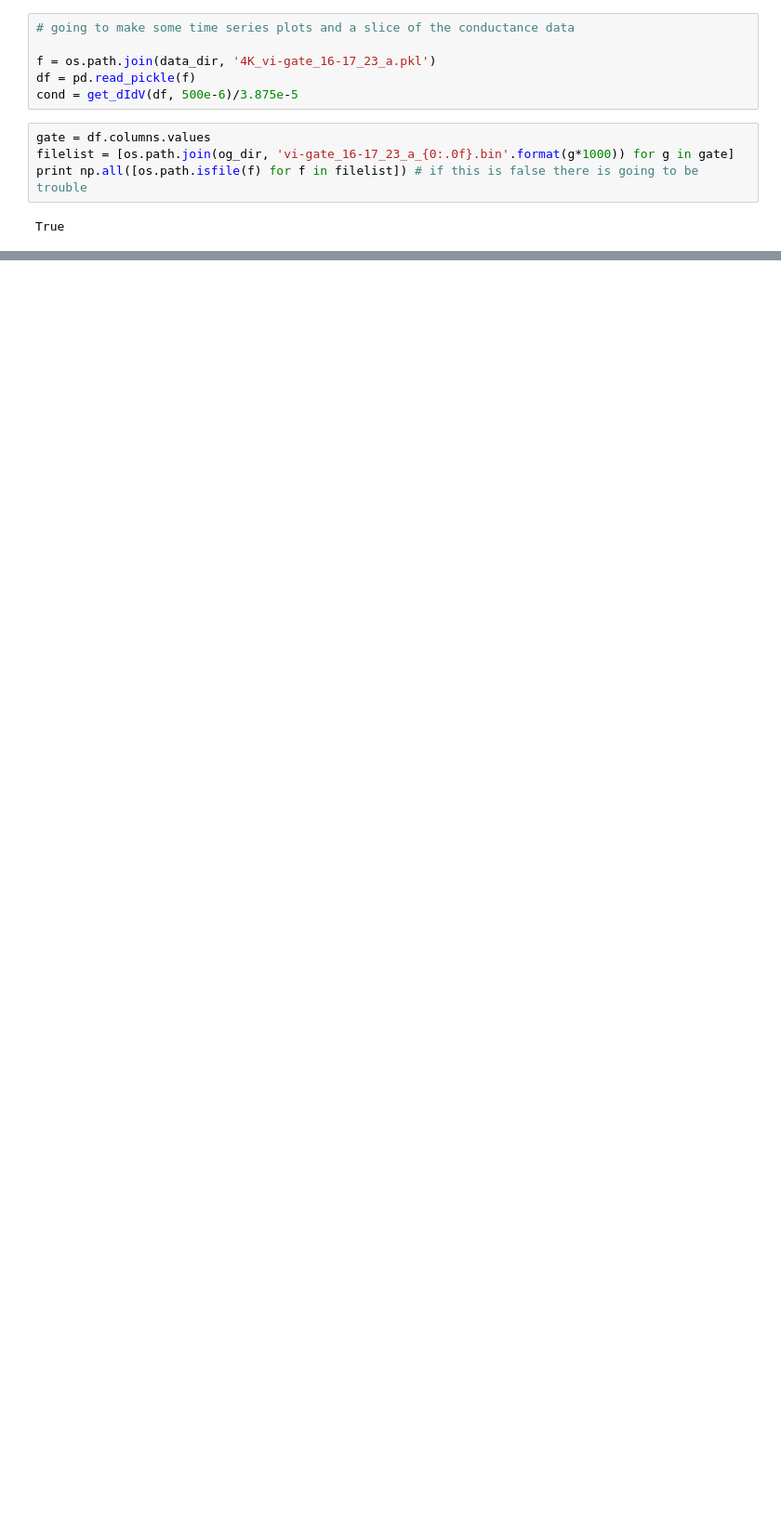
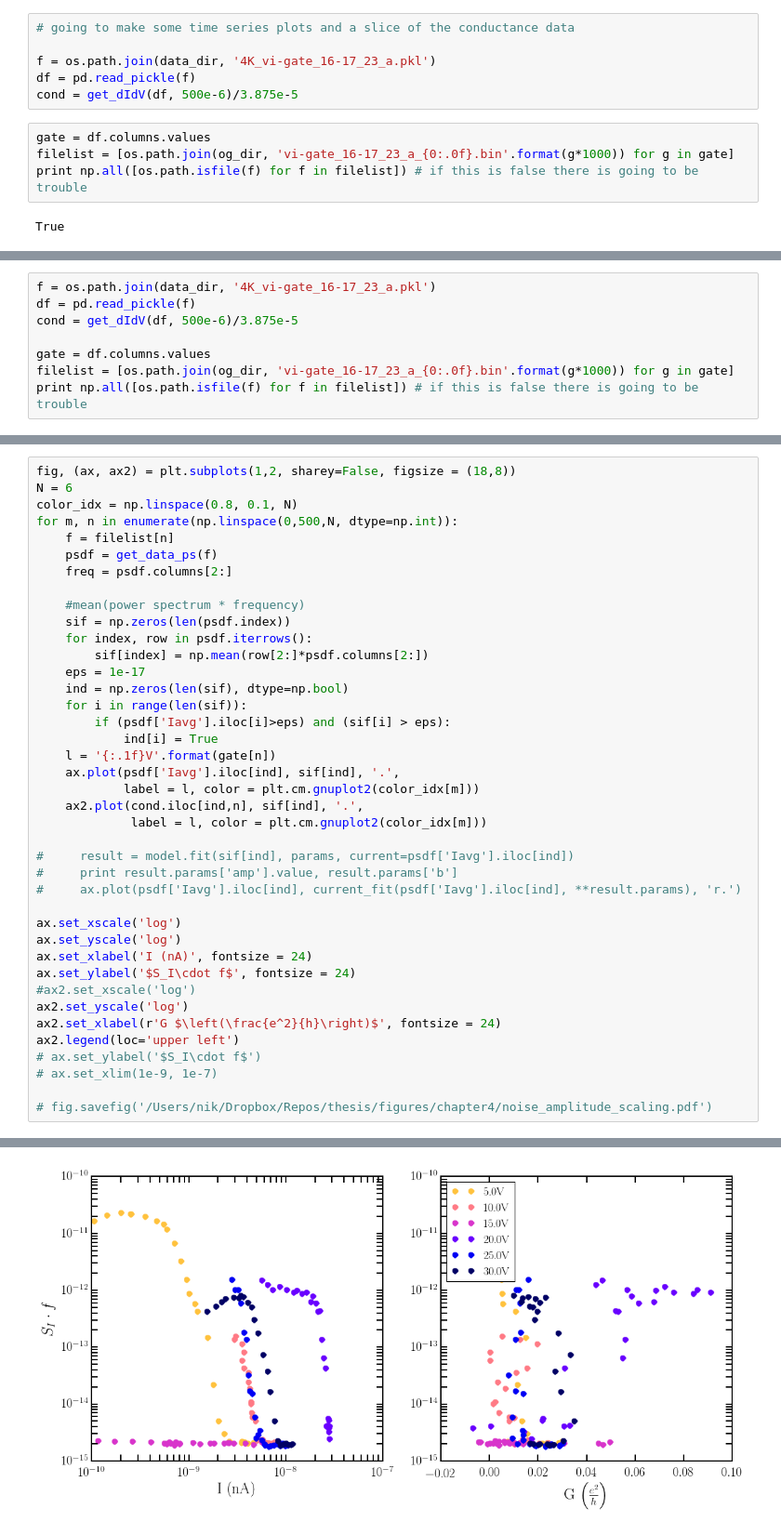
Before and after one commit to nikhartman/notebooks, a Jupyter notebook: nice_diamond_and_noise_plots.ipynb, the cells around one changed output, grey strips where cells are left out. Shown at 93% size. Saved outputs shown, nothing was run; the diff lists cells and outputs as text; blank space fills up the shorter version.

```diff
--- a/nice_diamond_and_noise_plots.ipynb
+++ b/nice_diamond_and_noise_plots.ipynb
@@ -642,0 +657,8 @@ ax.legend(loc = 3)
+# %%
+f = os.path.join(data_dir, '4K_vi-gate_16-17_23_a.pkl')
+df = pd.read_pickle(f)
+cond = get_dIdV(df, 500e-6)/3.875e-5
+
+gate = df.columns.values
+filelist = [os.path.join(og_dir, 'vi-gate_16-17_23_a_{0:.0f}.bin'.format(g*1000)) for g in gate]
+print np.all([os.path.isfile(f) for f in filelist]) # if this is false there is going to be trouble
@@ -642,0 +667,41 @@ ax.legend(loc = 3)
+# %%
+fig, (ax, ax2) = plt.subplots(1,2, sharey=False, figsize = (18,8))
+N = 6
+color_idx = np.linspace(0.8, 0.1, N)
+for m, n in enumerate(np.linspace(0,500,N, dtype=np.int)):
+    f = filelist[n]
+    psdf = get_data_ps(f)
+    freq = psdf.columns[2:]
+
+    #mean(power spectrum * frequency)
+    sif = np.zeros(len(psdf.index))
+    for index, row in psdf.iterrows():
+        sif[index] = np.mean(row[2:]*psdf.columns[2:])
+    eps = 1e-17
+    ind = np.zeros(len(sif), dtype=np.bool)
+    for i in range(len(sif)):
+        if (psdf['Iavg'].iloc[i]>eps) and (sif[i] > eps):
+            ind[i] = True
+    l = '{:.1f}V'.format(gate[n])
+    ax.plot(psdf['Iavg'].iloc[ind], sif[ind], '.',
+            label = l, color = plt.cm.gnuplot2(color_idx[m]))
+    ax2.plot(cond.iloc[ind,n], sif[ind], '.',
+             label = l, color = plt.cm.gnuplot2(color_idx[m]))
+
+#     result = model.fit(sif[ind], params, current=psdf['Iavg'].iloc[ind])
+#     print result.params['amp'].value, result.params['b']
+#     ax.plot(psdf['Iavg'].iloc[ind], current_fit(psdf['Iavg'].iloc[ind], **result.params), 'r.')
+
+ax.set_xscale('log')
+ax.set_yscale('log')
+ax.set_xlabel('I (nA)', fontsize = 24)
+ax.set_ylabel('$S_I\cdot f$', fontsize = 24)
+#ax2.set_xscale('log')
+ax2.set_yscale('log')
+ax2.set_xlabel(r'G $\left(\frac{e^2}{h}\right)$', fontsize = 24)
+ax2.legend(loc='upper left')
+# ax.set_ylabel('$S_I\cdot f$')
+# ax.set_xlim(1e-9, 1e-7)
+
+# fig.savefig('/Users/nik/Dropbox/Repos/thesis/figures/chapter4/noise_amplitude_scaling.pdf')
+# %% [output]
@@ -642,0 +709 @@ ax.legend(loc = 3)
+[figure, added]
```
Also changed, not shown: parts of 42 cells of this notebook, 6 other files.
